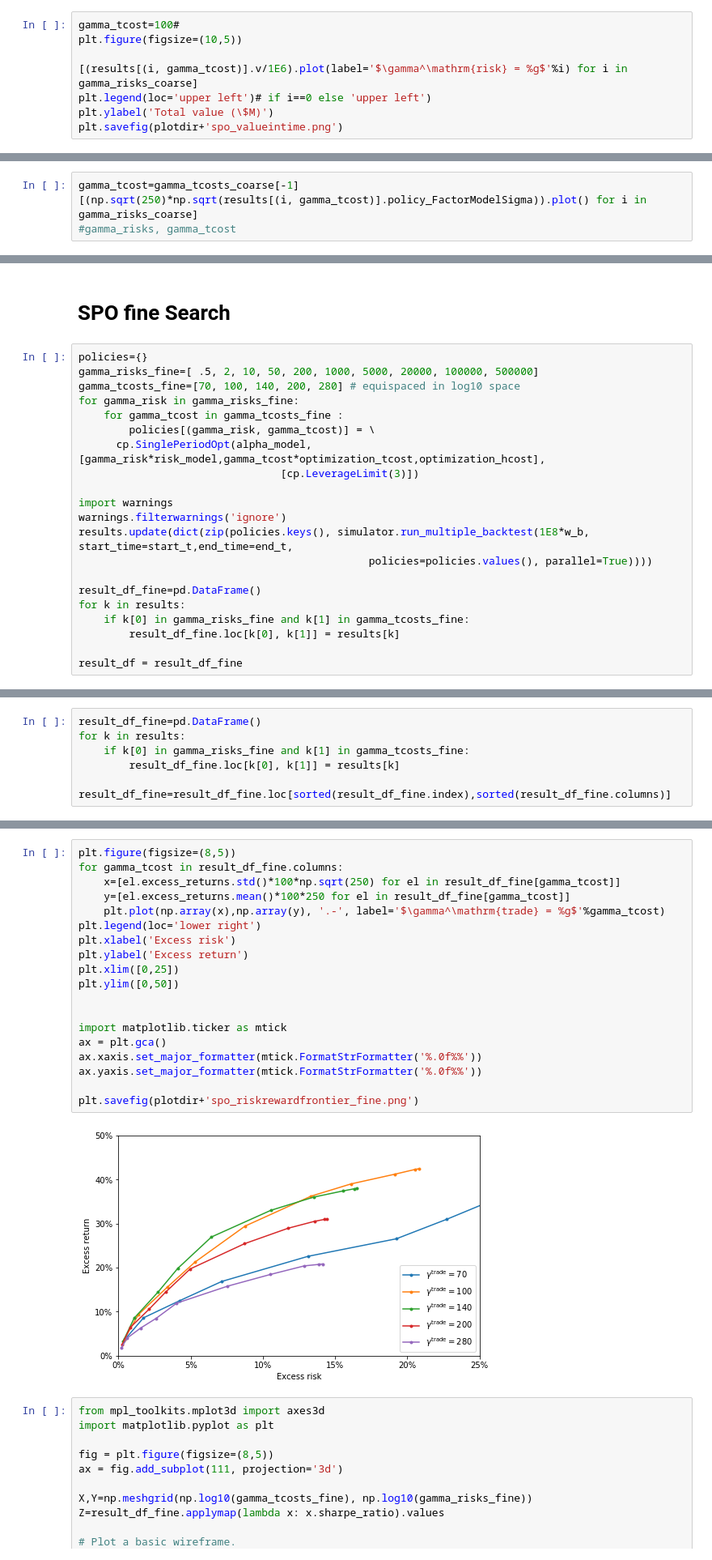
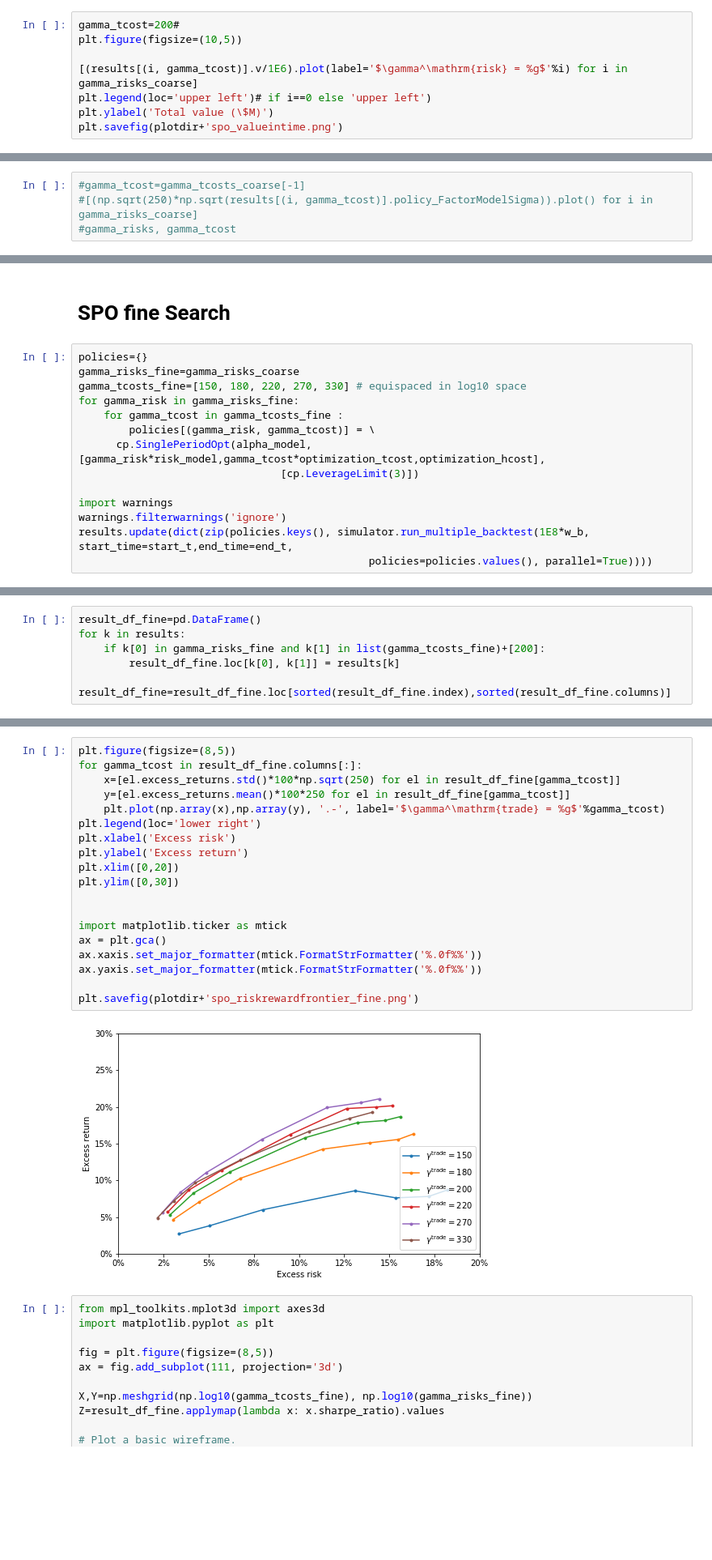
Before and after one commit to cvxgrp/cvxportfolio, a Jupyter notebook: SinglePeriodOptimization.ipynb, the cells around one changed output, grey strips where cells are left out. Shown at 81% size. Cells and saved outputs as stored; diff of their text form; blank space fills up the shorter version.

```diff
--- a/SinglePeriodOptimization.ipynb
+++ b/SinglePeriodOptimization.ipynb
@@ -137,5 +107,5 @@ plt.savefig(plotdir+'spo_riskrewardfrontier.png')
 # %%
-gamma_tcost=100#
+gamma_tcost=200#
 plt.figure(figsize=(10,5))
 
 [(results[(i, gamma_tcost)].v/1E6).plot(label='$\gamma^\mathrm{risk} = %g$'%i) for i in gamma_risks_coarse]
@@ -207,6 +150,6 @@ result_df.applymap(lambda x: x.policy_time.sum() + x.simulation_time.sum())
 # %% [markdown]
 ## Other diagnostics
 # %%
-gamma_tcost=gamma_tcosts_coarse[-1]
-[(np.sqrt(250)*np.sqrt(results[(i, gamma_tcost)].policy_FactorModelSigma)).plot() for i in gamma_risks_coarse]
+#gamma_tcost=gamma_tcosts_coarse[-1]
+#[(np.sqrt(250)*np.sqrt(results[(i, gamma_tcost)].policy_FactorModelSigma)).plot() for i in gamma_risks_coarse]
 #gamma_risks, gamma_tcost
@@ -238,8 +172,8 @@ gamma_tcost=gamma_tcosts_coarse[-1]
 # SPO fine Search
 # %%
 policies={}
-gamma_risks_fine=[ .5, 2, 10, 50, 200, 1000, 5000, 20000, 100000, 500000]
-gamma_tcosts_fine=[70, 100, 140, 200, 280] # equispaced in log10 space
+gamma_risks_fine=gamma_risks_coarse
+gamma_tcosts_fine=[150, 180, 220, 270, 330] # equispaced in log10 space
 for gamma_risk in gamma_risks_fine:
     for gamma_tcost in gamma_tcosts_fine :
         policies[(gamma_risk, gamma_tcost)] = \
@@ -250,11 +184,4 @@ import warnings
 warnings.filterwarnings('ignore')
 results.update(dict(zip(policies.keys(), simulator.run_multiple_backtest(1E8*w_b, start_time=start_t,end_time=end_t,
                                               policies=policies.values(), parallel=True))))
-
-result_df_fine=pd.DataFrame()
-for k in results:
-    if k[0] in gamma_risks_fine and k[1] in gamma_tcosts_fine:
-        result_df_fine.loc[k[0], k[1]] = results[k]
-
-result_df = result_df_fine
 # %% [output]
@@ -278,7 +205,7 @@ ERROR:root:The solver None failed. Defaulting to no trades
 # %%
 result_df_fine=pd.DataFrame()
 for k in results:
-    if k[0] in gamma_risks_fine and k[1] in gamma_tcosts_fine:
+    if k[0] in gamma_risks_fine and k[1] in list(gamma_tcosts_fine)+[200]:
         result_df_fine.loc[k[0], k[1]] = results[k]
 
 result_df_fine=result_df_fine.loc[sorted(result_df_fine.index),sorted(result_df_fine.columns)]
@@ -305,24 +212,24 @@ result_df_fine=result_df_fine.loc[sorted(result_df_fine.index),sorted(result_df_
 # %%
 plt.figure(figsize=(8,5))
-for gamma_tcost in result_df_fine.columns:
+for gamma_tcost in result_df_fine.columns[:]:
     x=[el.excess_returns.std()*100*np.sqrt(250) for el in result_df_fine[gamma_tcost]]
     y=[el.excess_returns.mean()*100*250 for el in result_df_fine[gamma_tcost]]
     plt.plot(np.array(x),np.array(y), '.-', label='$\gamma^\mathrm{trade} = %g$'%gamma_tcost)
 plt.legend(loc='lower right')
 plt.xlabel('Excess risk')
 plt.ylabel('Excess return')
-plt.xlim([0,25])
-plt.ylim([0,50])
+plt.xlim([0,20])
+plt.ylim([0,30])
 
 
 import matplotlib.ticker as mtick
 ax = plt.gca()
 ax.xaxis.set_major_formatter(mtick.FormatStrFormatter('%.0f%%'))
 ax.yaxis.set_major_formatter(mtick.FormatStrFormatter('%.0f%%'))
 
 plt.savefig(plotdir+'spo_riskrewardfrontier_fine.png')
 # %% [output]
-[figure, old version]
+[figure, new version]
 # %%
 from mpl_toolkits.mplot3d import axes3d
 import matplotlib.pyplot as plt
```
Also changed, not shown: parts of 16 cells of this notebook, 5 other files.
